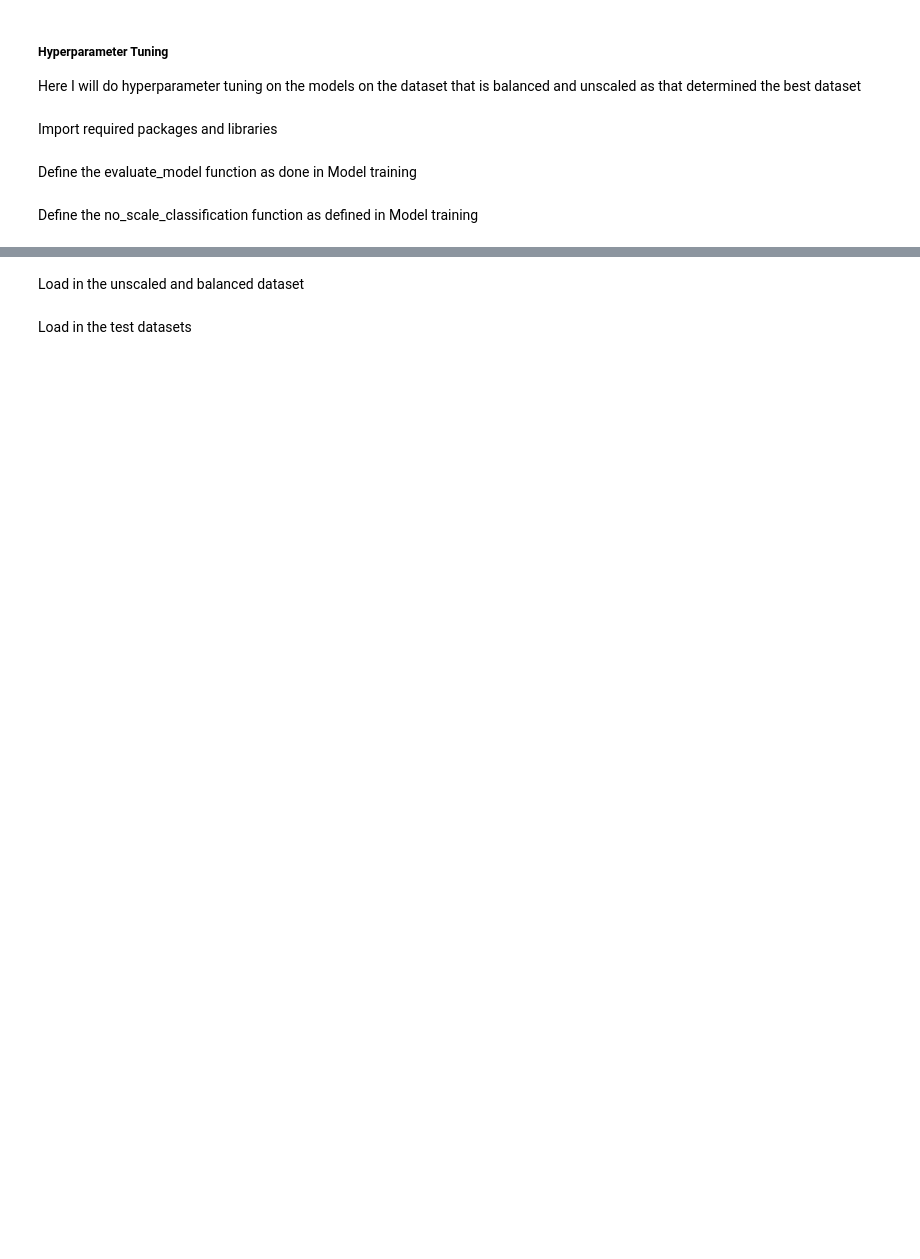
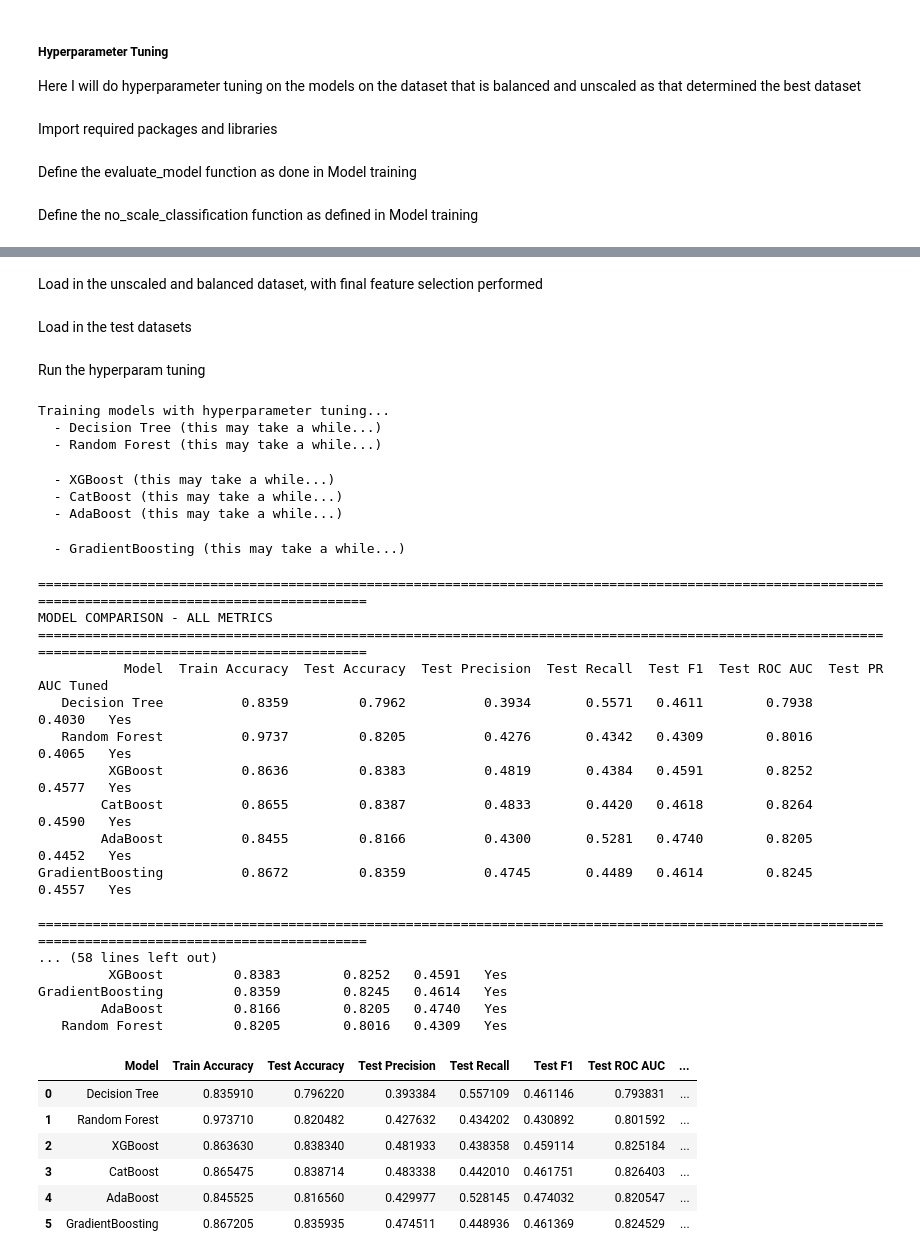
Before and after one commit to stevenhan777/Diabetes-Health-Indicators-2, a Jupyter notebook: notebook/4. HYPERPARAM_TUNING.ipynb, the cells around one changed output, grey strips where cells are left out. Drawn from its saved outputs; the diff is of its cells as text; code cells hidden in the pictures; blank space fills up the shorter version.

```diff
--- a/notebook/4. HYPERPARAM_TUNING.ipynb
+++ b/notebook/4. HYPERPARAM_TUNING.ipynb
@@ -104,7 +135,8 @@ def no_scale_classification_hyperparam_tuning(X_train, y_train, X_test, y_test):
                 'subsample': [0.6, 0.8, 1.0],
                 'min_samples_split': [2, 5, 10],
                 'min_samples_leaf': [1, 2, 4],
-                'max_features': ['sqrt', 'log2', None]
+                'max_features': ['sqrt', 'log2', None],
+                'loss': ['log_loss', 'exponential'],
             }
         }
     }
@@ -266,10 +221,46 @@ def no_scale_classification(X_train, y_train, X_test, y_test):
 # %% [markdown]
-Load in the unscaled and balanced dataset
+Load in the unscaled and balanced dataset, with final feature selection performed
 # %%
-X_train=pd.read_csv('data/unscaled_balanced_X_train.csv')
+X_train=pd.read_csv('data/final_X_train.csv')
 y_train=pd.read_csv('data/unscaled_balanced_y_train.csv')
 # %% [markdown]
 Load in the test datasets
 # %%
-X_test=pd.read_csv('data/X_test.csv')
+X_test=pd.read_csv('data/final_X_test.csv')
 y_test=pd.read_csv('data/y_test.csv')
+# %% [markdown]
+Run the hyperparam tuning
+# %%
+no_scale_classification_hyperparam_tuning(X_train, y_train, X_test, y_test)
+# %% [output]
+Training models with hyperparameter tuning...
+  - Decision Tree (this may take a while...)
+  - Random Forest (this may take a while...)
+  - XGBoost (this may take a while...)
+  - CatBoost (this may take a while...)
+  - AdaBoost (this may take a while...)
+  - GradientBoosting (this may take a while...)
+======================================================================================================================================================
+MODEL COMPARISON - ALL METRICS
+======================================================================================================================================================
+           Model  Train Accuracy  Test Accuracy  Test Precision  Test Recall  Test F1  Test ROC AUC  Test PR AUC Tuned
+   Decision Tree          0.8359         0.7962          0.3934       0.5571   0.4611        0.7938       0.4030   Yes
+   Random Forest          0.9737         0.8205          0.4276       0.4342   0.4309        0.8016       0.4065   Yes
+         XGBoost          0.8636         0.8383          0.4819       0.4384   0.4591        0.8252       0.4577   Yes
+        CatBoost          0.8655         0.8387          0.4833       0.4420   0.4618        0.8264       0.4590   Yes
+        AdaBoost          0.8455         0.8166          0.4300       0.5281   0.4740        0.8205       0.4452   Yes
+GradientBoosting          0.8672         0.8359          0.4745       0.4489   0.4614        0.8245       0.4557   Yes
+
+======================================================================================================================================================
+... (58 lines left out)
+         XGBoost         0.8383        0.8252   0.4591   Yes
+GradientBoosting         0.8359        0.8245   0.4614   Yes
+        AdaBoost         0.8166        0.8205   0.4740   Yes
+   Random Forest         0.8205        0.8016   0.4309   Yes
+|  | Model | Train Accuracy | Test Accuracy | Test Precision | Test Recall | Test F1 | Test ROC AUC | ... |
+| 0 | Decision Tree | 0.835910 | 0.796220 | 0.393384 | 0.557109 | 0.461146 | 0.793831 | ... |
+| 1 | Random Forest | 0.973710 | 0.820482 | 0.427632 | 0.434202 | 0.430892 | 0.801592 | ... |
+| 2 | XGBoost | 0.863630 | 0.838340 | 0.481933 | 0.438358 | 0.459114 | 0.825184 | ... |
+| 3 | CatBoost | 0.865475 | 0.838714 | 0.483338 | 0.442010 | 0.461751 | 0.826403 | ... |
+| 4 | AdaBoost | 0.845525 | 0.816560 | 0.429977 | 0.528145 | 0.474032 | 0.820547 | ... |
+| 5 | GradientBoosting | 0.867205 | 0.835935 | 0.474511 | 0.448936 | 0.461369 | 0.824529 | ... |
```
Also changed, not shown: parts of 3 cells of this notebook, 9 other files.
